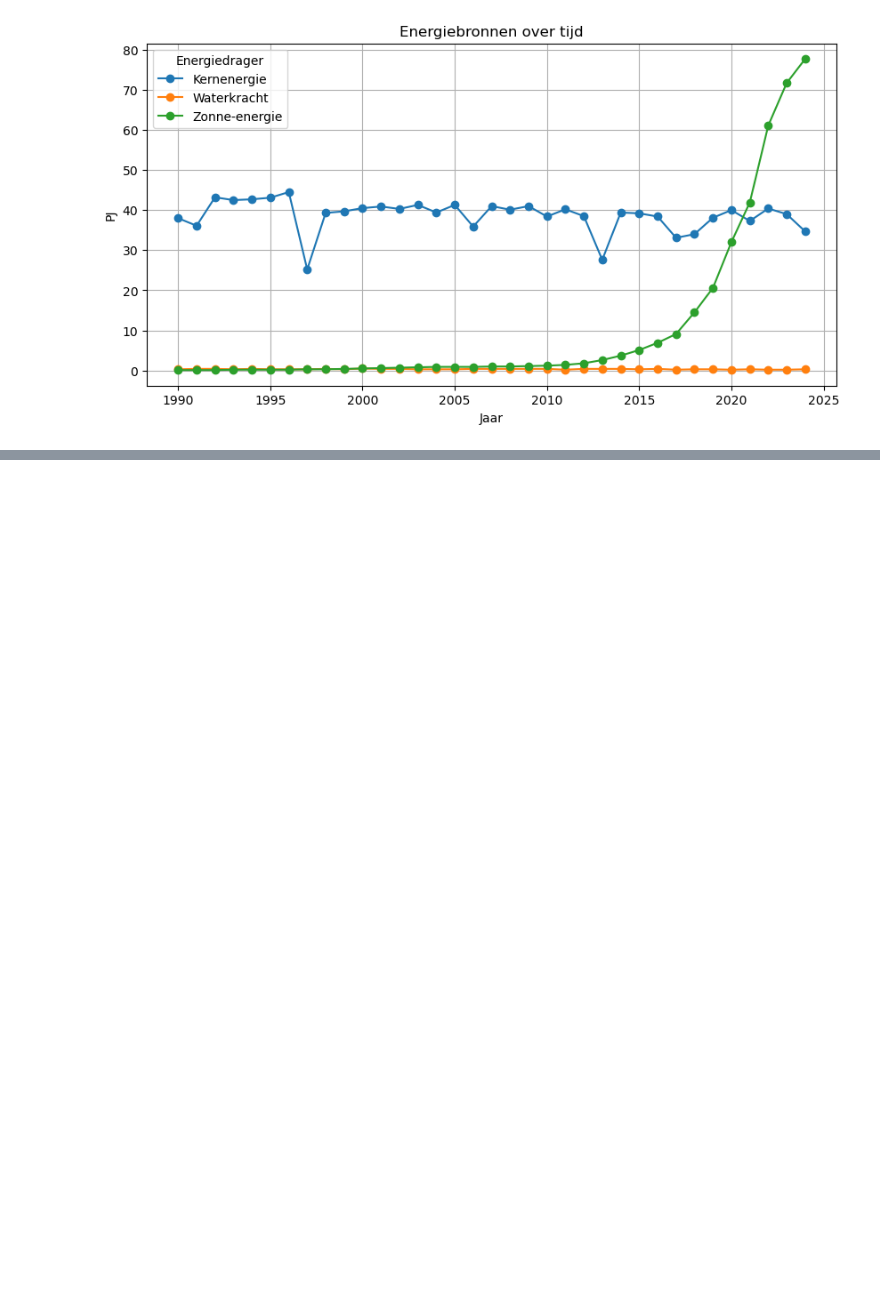
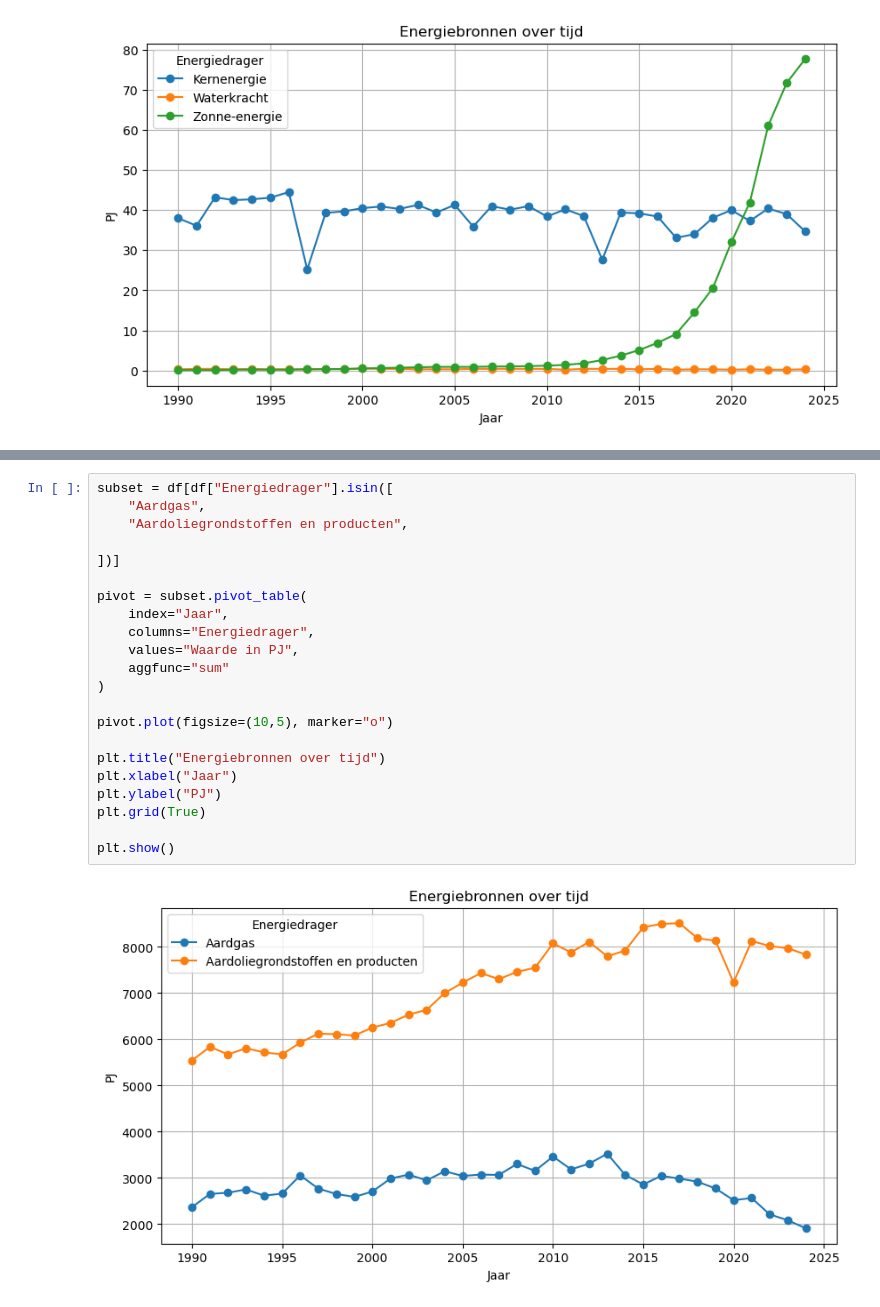
Before and after one commit to Jamie1111/aint-no-party-like-a-data-party, a Jupyter notebook: assignment_template_it1.ipynb, the cells around one changed output, grey strips where cells are left out. Drawn from its saved outputs; the diff is of its cells as text; blank space fills up the shorter version.

```diff
--- a/assignment_template_it1.ipynb
+++ b/assignment_template_it1.ipynb
@@ -121,0 +124,24 @@ plt.show()
+# %%
+subset = df[df["Energiedrager"].isin([
+    "Aardgas",
+    "Aardoliegrondstoffen en producten",
+
+])]
+
+pivot = subset.pivot_table(
+    index="Jaar",
+    columns="Energiedrager",
+    values="Waarde in PJ",
+    aggfunc="sum"
+)
+
+pivot.plot(figsize=(10,5), marker="o")
+
+plt.title("Energiebronnen over tijd")
+plt.xlabel("Jaar")
+plt.ylabel("PJ")
+plt.grid(True)
+
+plt.show()
+# %% [output]
+[figure, added]
```
Also changed, not shown: parts of 1 cell of this notebook.
